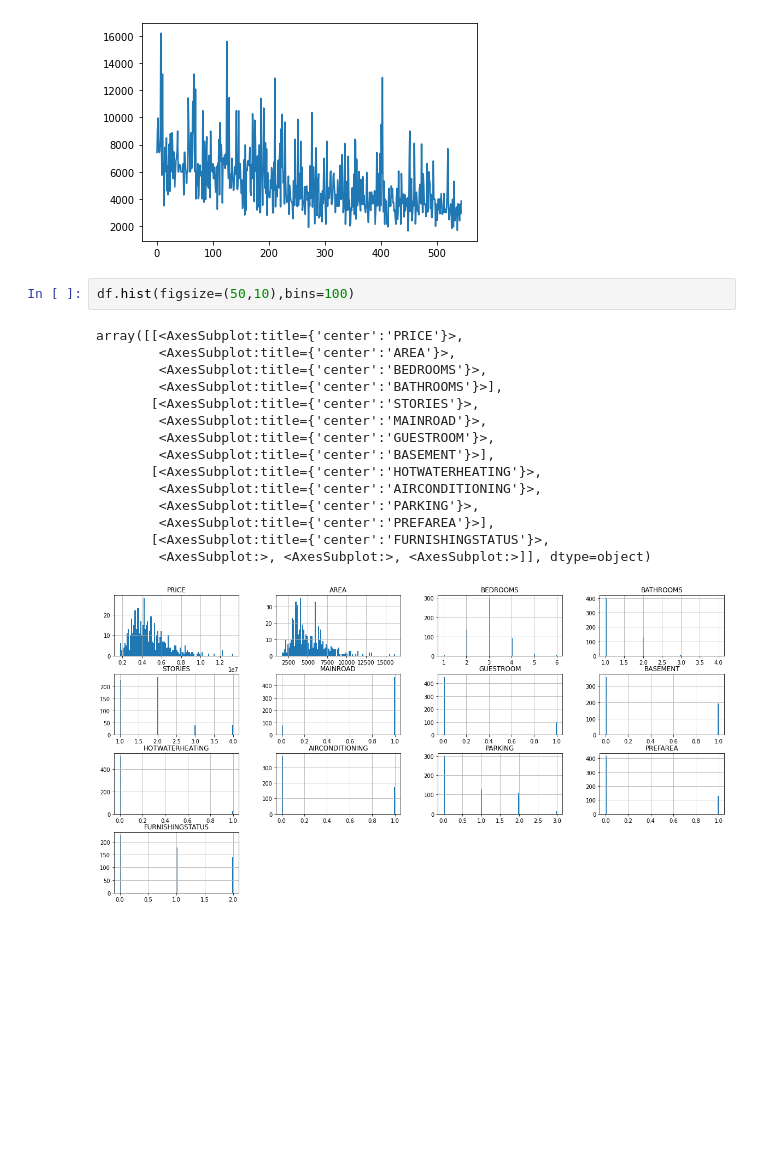
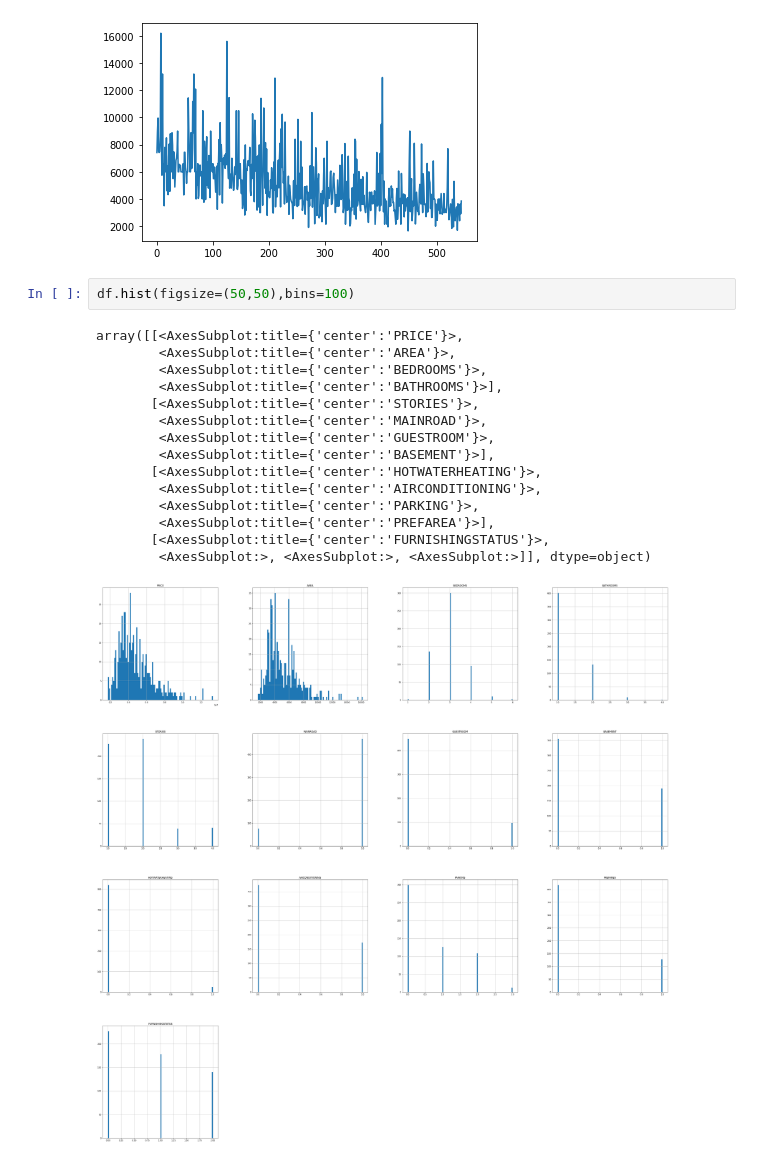
Before and after one commit to babiswas/pandasrepo, a Jupyter notebook: Housing.ipynb, the cells around one changed output. Cells and saved outputs as stored; diff of their text form; blank space fills up the shorter version.

```diff
--- a/Housing.ipynb
+++ b/Housing.ipynb
@@ -460,20 +460,20 @@ df['AREA'].plot()
 <AxesSubplot:>
 [figure]
 # %%
-df.hist(figsize=(50,10),bins=100)
+df.hist(figsize=(50,50),bins=100)
 # %% [output]
 array([[<AxesSubplot:title={'center':'PRICE'}>,
         <AxesSubplot:title={'center':'AREA'}>,
         <AxesSubplot:title={'center':'BEDROOMS'}>,
         <AxesSubplot:title={'center':'BATHROOMS'}>],
        [<AxesSubplot:title={'center':'STORIES'}>,
         <AxesSubplot:title={'center':'MAINROAD'}>,
         <AxesSubplot:title={'center':'GUESTROOM'}>,
         <AxesSubplot:title={'center':'BASEMENT'}>],
        [<AxesSubplot:title={'center':'HOTWATERHEATING'}>,
         <AxesSubplot:title={'center':'AIRCONDITIONING'}>,
         <AxesSubplot:title={'center':'PARKING'}>,
         <AxesSubplot:title={'center':'PREFAREA'}>],
        [<AxesSubplot:title={'center':'FURNISHINGSTATUS'}>,
         <AxesSubplot:>, <AxesSubplot:>, <AxesSubplot:>]], dtype=object)
-[figure, old version]
+[figure, new version]
```
